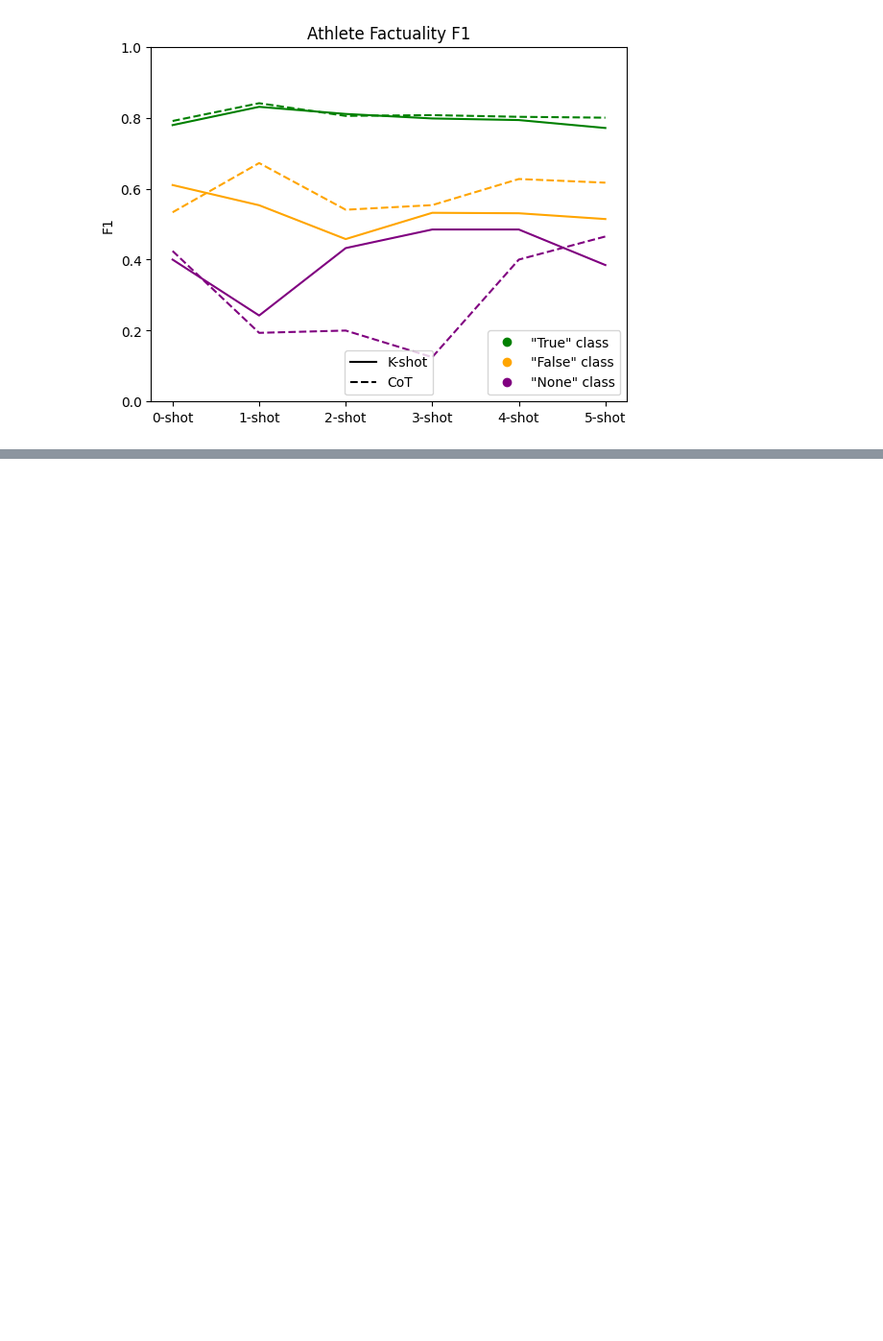
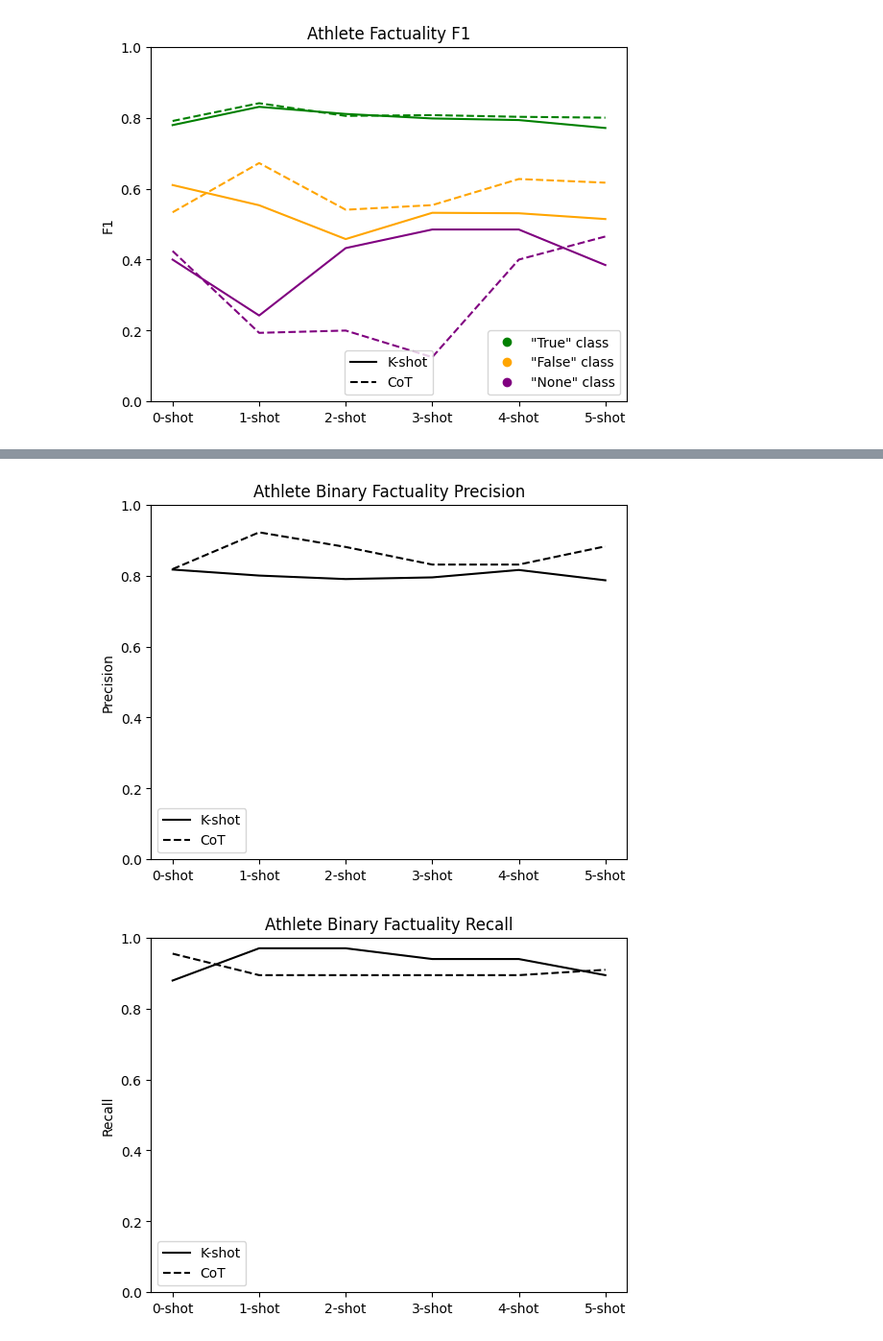
Before and after one commit to meghorikawa/ULLM, a Jupyter notebook: Data_Analysis.ipynb, the cells around one changed output, grey strips where cells are left out. Shown: that part at 96% size. Cells and saved outputs as stored; diff of their text form; code cells hidden in the pictures; blank space fills up the shorter version.

Commit message:
adding final version of Data_Analysis notebook

```diff
--- a/Data_Analysis.ipynb
+++ b/Data_Analysis.ipynb
@@ -887,0 +1156,39 @@ for metric in ["precision", "recall", "f1"]:
+# %%
+# Plotting the binary factuality metrics
+
+def line_plot_binary_factuality(df, metric, plot_title):
+  """
+  Generates a line plot showing the given metric for binary factuality, with one line for K-shot prompting and another one for CoT prompting.
+
+  Parameters:
+    df (pd.DataFrame): The DataFrame containing the data.
+    metric (str): The metric to plot ("precision", "recall" or "f1").
+    plot_title (str): The title of the plot.
+
+  """
+  # Define the x-axis labels
+  x_labels = ['0-shot', '1-shot', '2-shot', '3-shot', '4-shot', '5-shot']
+
+  # x-axis points (0, 1, 2, 3, 4, 5) corresponding to each x_label
+  x_points = range(len(x_labels))
+  plt.xticks(ticks=x_points, labels=x_labels)
+
+
+  fs = df["fs_factual"]
+  plt.plot(x_points, fs, label='K-shot', linestyle='-', color='black')
+  cot = df["cot_factual"]
+  plt.plot(x_points, cot, label='CoT', linestyle='--', color='black')
+  plt.legend()
+  plt.title(plot_title)
+  plt.ylabel(metric.capitalize())
+  plt.ylim(0, 1)
+
+
+  plt.show()
+# %%
+# Generate plots for all the metrics of binary factuality
+for metric in ["precision", "recall", "f1"]:
+  line_plot_binary_factuality(eval(f"bi_fact_{metric}_df"), metric, f"Athlete Binary Factuality {metric.capitalize()}")
+# %% [output]
+[figure, added]
+[figure, added]
```
Also changed, not shown: parts of 50 cells of this notebook.
